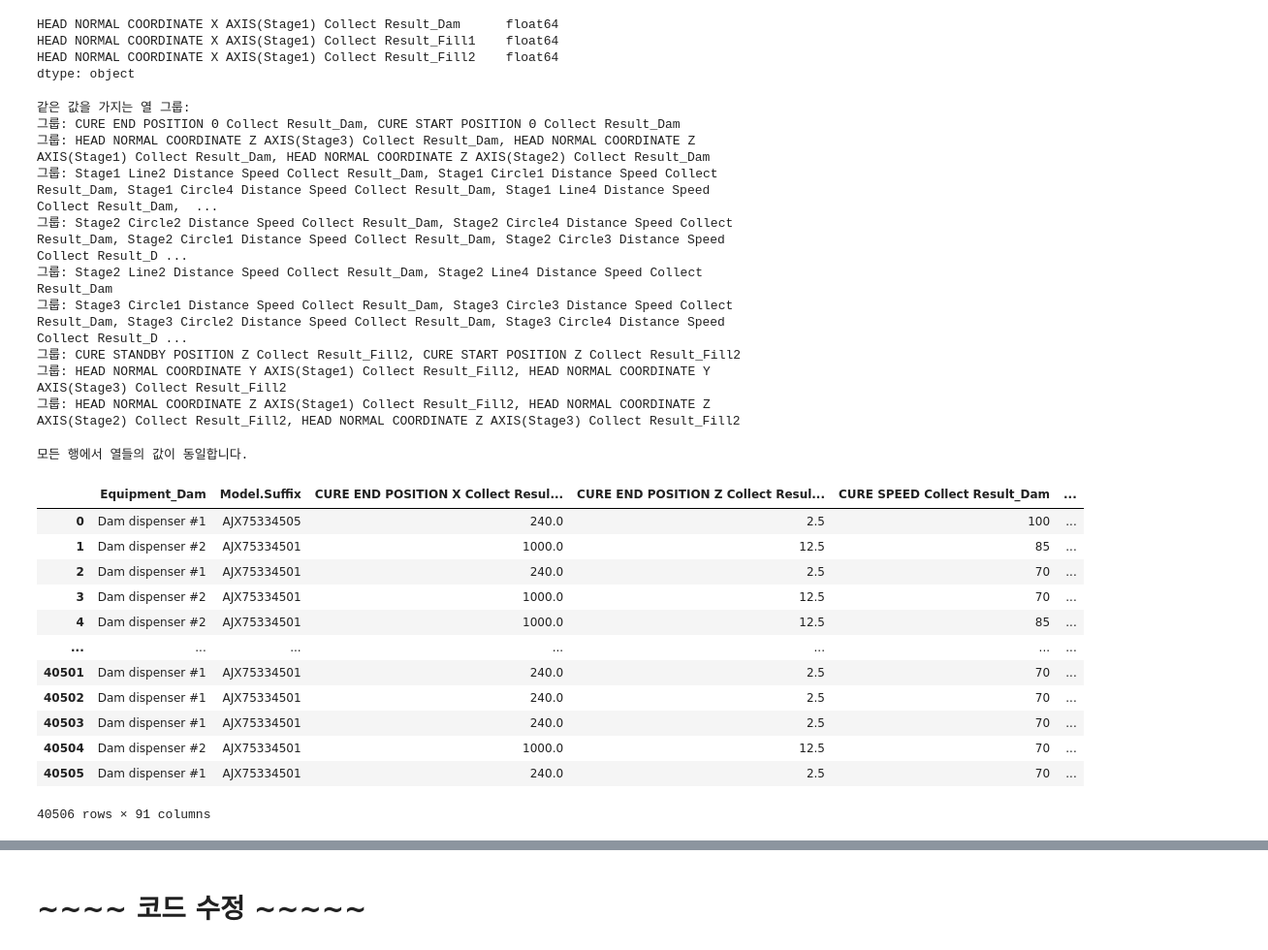
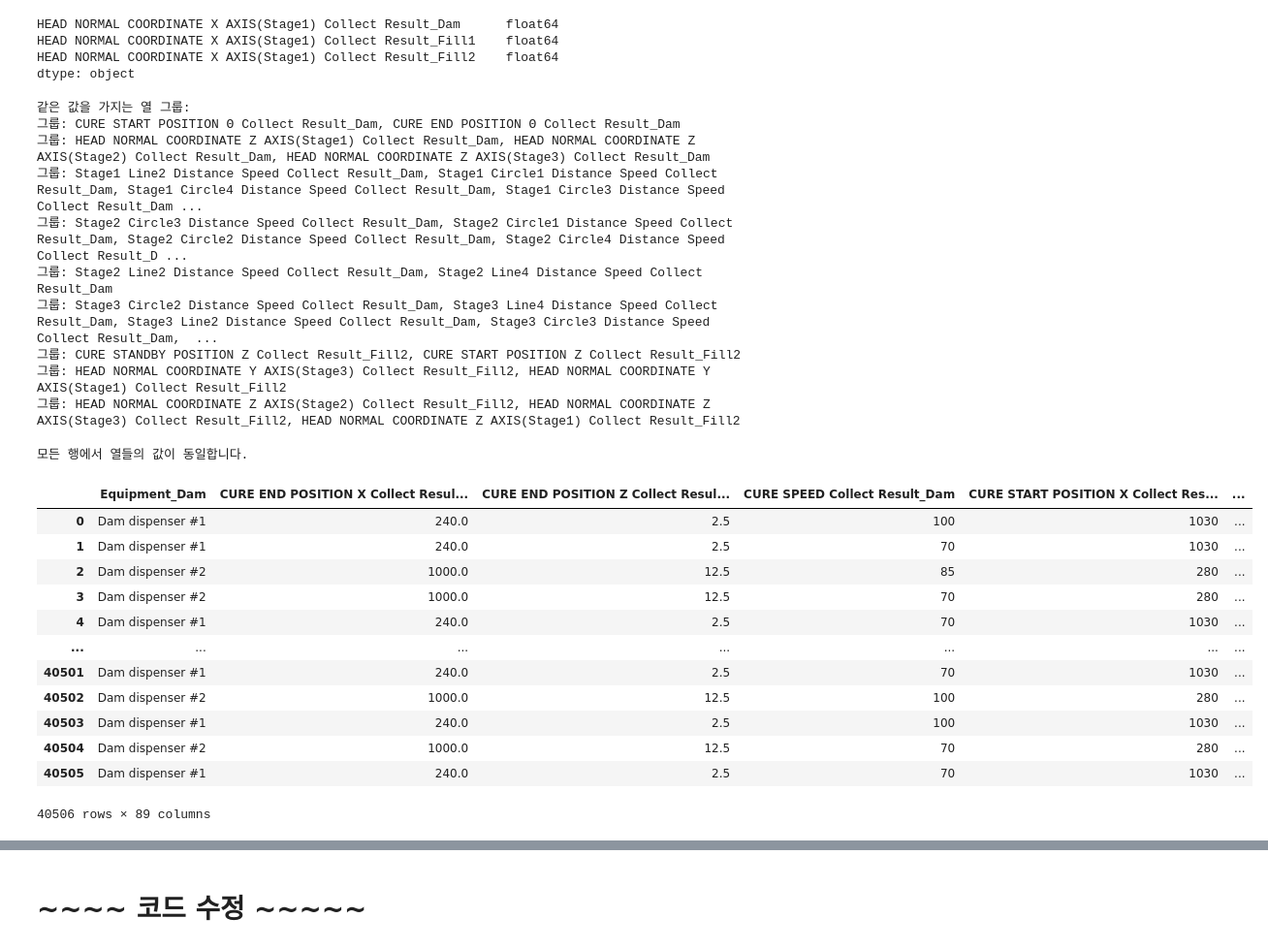
Before and after one commit to moool01/LGAIMERS5th, a Jupyter notebook: code.ipynb, the cells around one changed output, grey strips where cells are left out. Shown at 97% size. Drawn from its saved outputs; the diff is of its cells as text; code cells hidden in the pictures.

```diff
--- a/code.ipynb
+++ b/code.ipynb
@@ -537,7 +537,7 @@ for i, col in enumerate(train_noshift.columns, start=1):
 # %%
 # 두 데이터프레임 합치기
 combined_df = pd.concat([train_shift, train_noshift], axis=0)
-combined_df.reset_index(drop=True, inplace=True)
+combined_df=combined_df.sort_index()
 
 # 제거할 열 리스트
 columns_to_drop = ['WorkMode Collect Result_Dam', 'WorkMode Collect Result_Fill1', 'WorkMode Collect Result_Fill2']
@@ -686,15 +686,15 @@ for col, group in grouped_columns.items():
         print(f"그룹: {', '.join(group)}")
 # %% [output]
 같은 값을 가지는 열 그룹:
-그룹: CURE END POSITION Θ Collect Result_Dam, CURE START POSITION Θ Collect Result_Dam
-그룹: HEAD NORMAL COORDINATE Z AXIS(Stage3) Collect Result_Dam, HEAD NORMAL COORDINATE Z AXIS(Stage1) Collect Result_Dam, HEAD NORMAL COORDINATE Z AXIS(Stage2) Collect Result_Dam
-그룹: Stage1 Line2 Distance Speed Collect Result_Dam, Stage1 Circle1 Distance Speed Collect Result_Dam, Stage1 Circle4 Distance Speed Collect Result_Dam, Stage1 Line4 Distance Speed Collect Result_Dam,  ...
-그룹: Stage2 Circle2 Distance Speed Collect Result_Dam, Stage2 Circle4 Distance Speed Collect Result_Dam, Stage2 Circle1 Distance Speed Collect Result_Dam, Stage2 Circle3 Distance Speed Collect Result_D ...
+그룹: CURE START POSITION Θ Collect Result_Dam, CURE END POSITION Θ Collect Result_Dam
+그룹: HEAD NORMAL COORDINATE Z AXIS(Stage1) Collect Result_Dam, HEAD NORMAL COORDINATE Z AXIS(Stage2) Collect Result_Dam, HEAD NORMAL COORDINATE Z AXIS(Stage3) Collect Result_Dam
+그룹: Stage1 Line2 Distance Speed Collect Result_Dam, Stage1 Circle1 Distance Speed Collect Result_Dam, Stage1 Circle4 Distance Speed Collect Result_Dam, Stage1 Circle3 Distance Speed Collect Result_Dam ...
+그룹: Stage2 Circle3 Distance Speed Collect Result_Dam, Stage2 Circle1 Distance Speed Collect Result_Dam, Stage2 Circle2 Distance Speed Collect Result_Dam, Stage2 Circle4 Distance Speed Collect Result_D ...
 그룹: Stage2 Line2 Distance Speed Collect Result_Dam, Stage2 Line4 Distance Speed Collect Result_Dam
-그룹: Stage3 Circle1 Distance Speed Collect Result_Dam, Stage3 Circle3 Distance Speed Collect Result_Dam, Stage3 Circle2 Distance Speed Collect Result_Dam, Stage3 Circle4 Distance Speed Collect Result_D ...
+그룹: Stage3 Circle2 Distance Speed Collect Result_Dam, Stage3 Line4 Distance Speed Collect Result_Dam, Stage3 Line2 Distance Speed Collect Result_Dam, Stage3 Circle3 Distance Speed Collect Result_Dam,  ...
 그룹: CURE STANDBY POSITION Z Collect Result_Fill2, CURE START POSITION Z Collect Result_Fill2
-그룹: HEAD NORMAL COORDINATE Y AXIS(Stage1) Collect Result_Fill2, HEAD NORMAL COORDINATE Y AXIS(Stage3) Collect Result_Fill2
-그룹: HEAD NORMAL COORDINATE Z AXIS(Stage1) Collect Result_Fill2, HEAD NORMAL COORDINATE Z AXIS(Stage2) Collect Result_Fill2, HEAD NORMAL COORDINATE Z AXIS(Stage3) Collect Result_Fill2
+그룹: HEAD NORMAL COORDINATE Y AXIS(Stage3) Collect Result_Fill2, HEAD NORMAL COORDINATE Y AXIS(Stage1) Collect Result_Fill2
+그룹: HEAD NORMAL COORDINATE Z AXIS(Stage2) Collect Result_Fill2, HEAD NORMAL COORDINATE Z AXIS(Stage3) Collect Result_Fill2, HEAD NORMAL COORDINATE Z AXIS(Stage1) Collect Result_Fill2
 # %%
 # 확인하기
 
@@ -736,45 +736,48 @@ columns_to_drop = [
     'Stage1 Line4 Distance Speed Collect Result_Dam',
 
     'Stage2 Circle2 Distance Speed Collect Result_Dam',
     'Stage2 Circle3 Distance Speed Collect Result_Dam',
     'Stage2 Circle4 Distance Speed Collect Result_Dam',
 
     'Stage2 Line4 Distance Speed Collect Result_Dam',
 
     'Stage3 Circle2 Distance Speed Collect Result_Dam',
     'Stage3 Circle3 Distance Speed Collect Result_Dam',
     'Stage3 Circle4 Distance Speed Collect Result_Dam',
     'Stage3 Line2 Distance Speed Collect Result_Dam',
     'Stage3 Line4 Distance Speed Collect Result_Dam',
 
     'CURE STANDBY POSITION Z Collect Result_Fill2',
 
     'HEAD NORMAL COORDINATE Y AXIS(Stage3) Collect Result_Fill2',
 
     'HEAD NORMAL COORDINATE Z AXIS(Stage2) Collect Result_Fill2',
     'HEAD NORMAL COORDINATE Z AXIS(Stage3) Collect Result_Fill2',
 
+    'Model.Suffix',
+    'Chamber Temp. Judge Value_AutoClave',
     'Workorder'
 ]
+
 
 # 열 삭제
 combined_df = combined_df.drop(columns=columns_to_drop)
 
 # 결과 확인
 combined_df
 # %% [output]
-|  | Equipment_Dam | Model.Suffix | CURE END POSITION X Collect Resul... | CURE END POSITION Z Collect Resul... | CURE SPEED Collect Result_Dam | ... |
-| 0 | Dam dispenser #1 | AJX75334505 | 240.0 | 2.5 | 100 | ... |
-| 1 | Dam dispenser #2 | AJX75334501 | 1000.0 | 12.5 | 85 | ... |
-| 2 | Dam dispenser #1 | AJX75334501 | 240.0 | 2.5 | 70 | ... |
-| 3 | Dam dispenser #2 | AJX75334501 | 1000.0 | 12.5 | 70 | ... |
-| 4 | Dam dispenser #2 | AJX75334501 | 1000.0 | 12.5 | 85 | ... |
+|  | Equipment_Dam | CURE END POSITION X Collect Resul... | CURE END POSITION Z Collect Resul... | CURE SPEED Collect Result_Dam | CURE START POSITION X Collect Res... | ... |
+| 0 | Dam dispenser #1 | 240.0 | 2.5 | 100 | 1030 | ... |
+| 1 | Dam dispenser #1 | 240.0 | 2.5 | 70 | 1030 | ... |
+| 2 | Dam dispenser #2 | 1000.0 | 12.5 | 85 | 280 | ... |
+| 3 | Dam dispenser #2 | 1000.0 | 12.5 | 70 | 280 | ... |
+| 4 | Dam dispenser #1 | 240.0 | 2.5 | 70 | 1030 | ... |
 | ... | ... | ... | ... | ... | ... | ... |
-| 40501 | Dam dispenser #1 | AJX75334501 | 240.0 | 2.5 | 70 | ... |
-| 40502 | Dam dispenser #1 | AJX75334501 | 240.0 | 2.5 | 70 | ... |
-| 40503 | Dam dispenser #1 | AJX75334501 | 240.0 | 2.5 | 70 | ... |
-| 40504 | Dam dispenser #2 | AJX75334501 | 1000.0 | 12.5 | 70 | ... |
-| 40505 | Dam dispenser #1 | AJX75334501 | 240.0 | 2.5 | 70 | ... |
+| 40501 | Dam dispenser #1 | 240.0 | 2.5 | 70 | 1030 | ... |
+| 40502 | Dam dispenser #2 | 1000.0 | 12.5 | 100 | 280 | ... |
+| 40503 | Dam dispenser #1 | 240.0 | 2.5 | 100 | 1030 | ... |
+| 40504 | Dam dispenser #2 | 1000.0 | 12.5 | 70 | 280 | ... |
+| 40505 | Dam dispenser #1 | 240.0 | 2.5 | 70 | 1030 | ... |
-40506 rows × 91 columns
+40506 rows × 89 columns
 # %%
 combined_df.to_csv('train_cleaned.csv', index=False)
```
Also changed, not shown: parts of 54 cells of this notebook, 6 other files.
